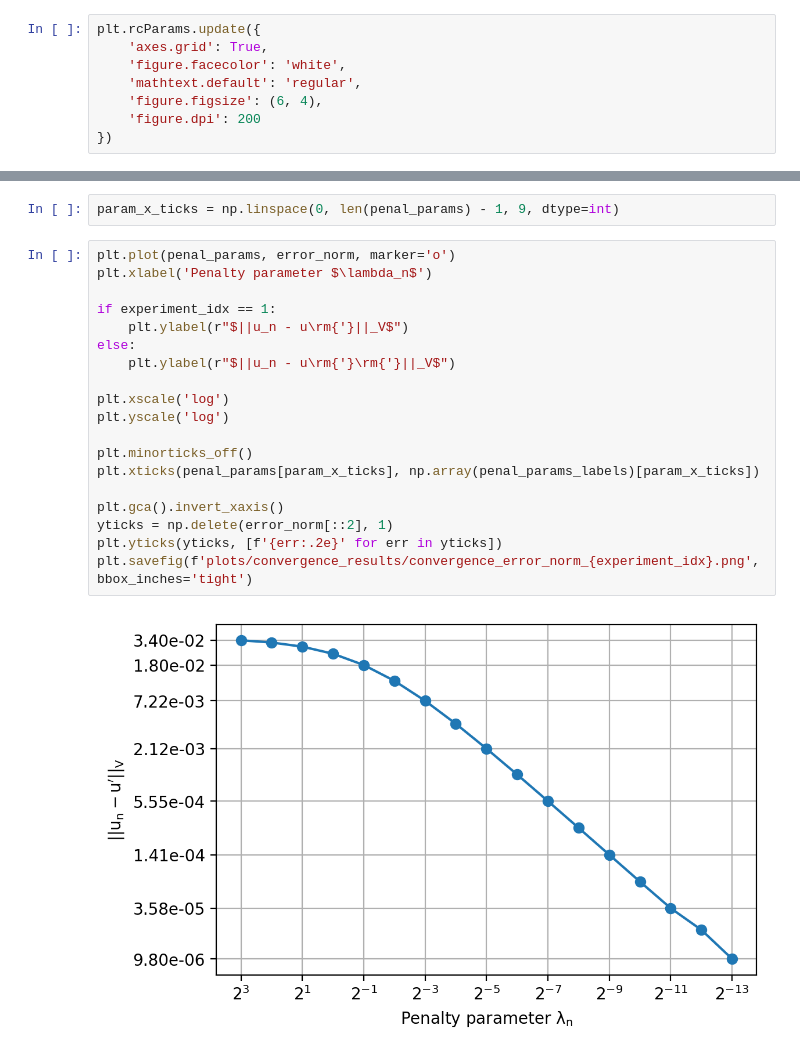
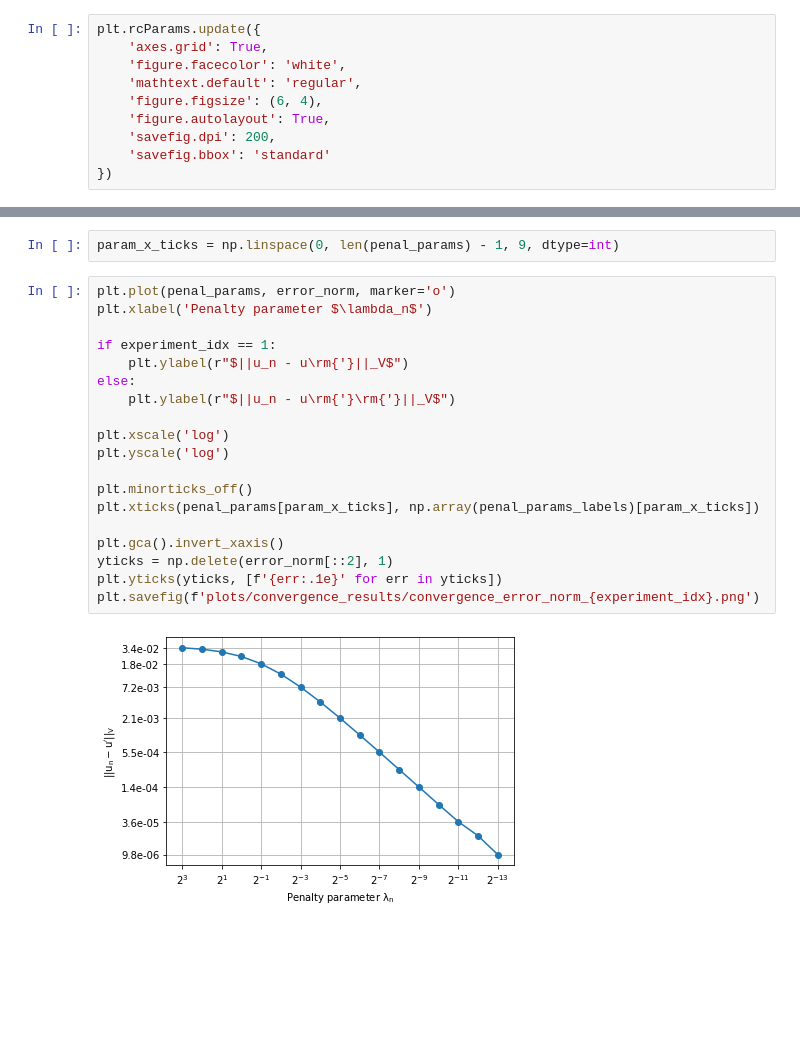
Before and after one commit to KOS-UJ/Spring-Rods-System-Approximation, a Jupyter notebook: experiments/convergence_result.ipynb, the cells around one changed output, grey strips where cells are left out. Drawn from its saved outputs; the diff is of its cells as text; blank space fills up the shorter version.

Commit message:
change rc params to save figures in similar sizes

```diff
--- a/experiments/convergence_result.ipynb
+++ b/experiments/convergence_result.ipynb
@@ -16,7 +16,9 @@ plt.rcParams.update({
     'figure.facecolor': 'white',
     'mathtext.default': 'regular',
     'figure.figsize': (6, 4),
-    'figure.dpi': 200
+    'figure.autolayout': True,
+    'savefig.dpi': 200,
+    'savefig.bbox': 'standard'
 })
 # %%
 model_setup = {
@@ -126,24 +128,24 @@ param_x_ticks = np.linspace(0, len(penal_params) - 1, 9, dtype=int)
 # %%
 plt.plot(penal_params, error_norm, marker='o')
 plt.xlabel('Penalty parameter $\lambda_n$')
 
 if experiment_idx == 1:
     plt.ylabel(r"$||u_n - u\rm{'}||_V$")
 else:
     plt.ylabel(r"$||u_n - u\rm{'}\rm{'}||_V$")
 
 plt.xscale('log')
 plt.yscale('log')
 
 plt.minorticks_off()
 plt.xticks(penal_params[param_x_ticks], np.array(penal_params_labels)[param_x_ticks])
 
 plt.gca().invert_xaxis()
 yticks = np.delete(error_norm[::2], 1)
-plt.yticks(yticks, [f'{err:.2e}' for err in yticks])
-plt.savefig(f'plots/convergence_results/convergence_error_norm_{experiment_idx}.png', bbox_inches='tight')
+plt.yticks(yticks, [f'{err:.1e}' for err in yticks])
+plt.savefig(f'plots/convergence_results/convergence_error_norm_{experiment_idx}.png')
 # %% [output]
-[figure, old version]
+[figure, new version]
 # %%
 plt.plot([s[0] for s in spring_ends], label='$u_1(-l)$', marker='o')
 plt.plot([s[1] for s in spring_ends], label='$u_2(l)$', marker='^')
```
Also changed, not shown: parts of 4 cells of this notebook.
